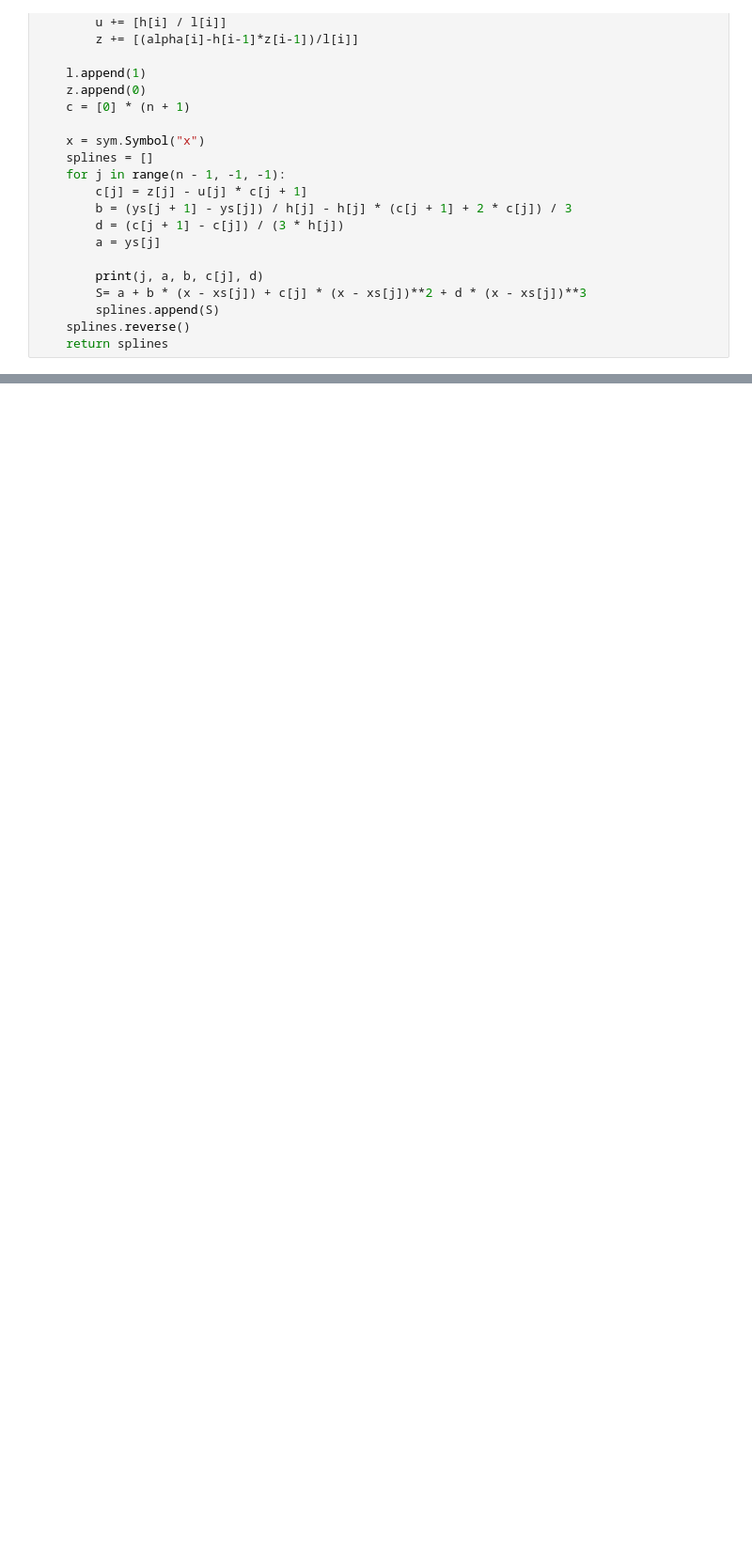
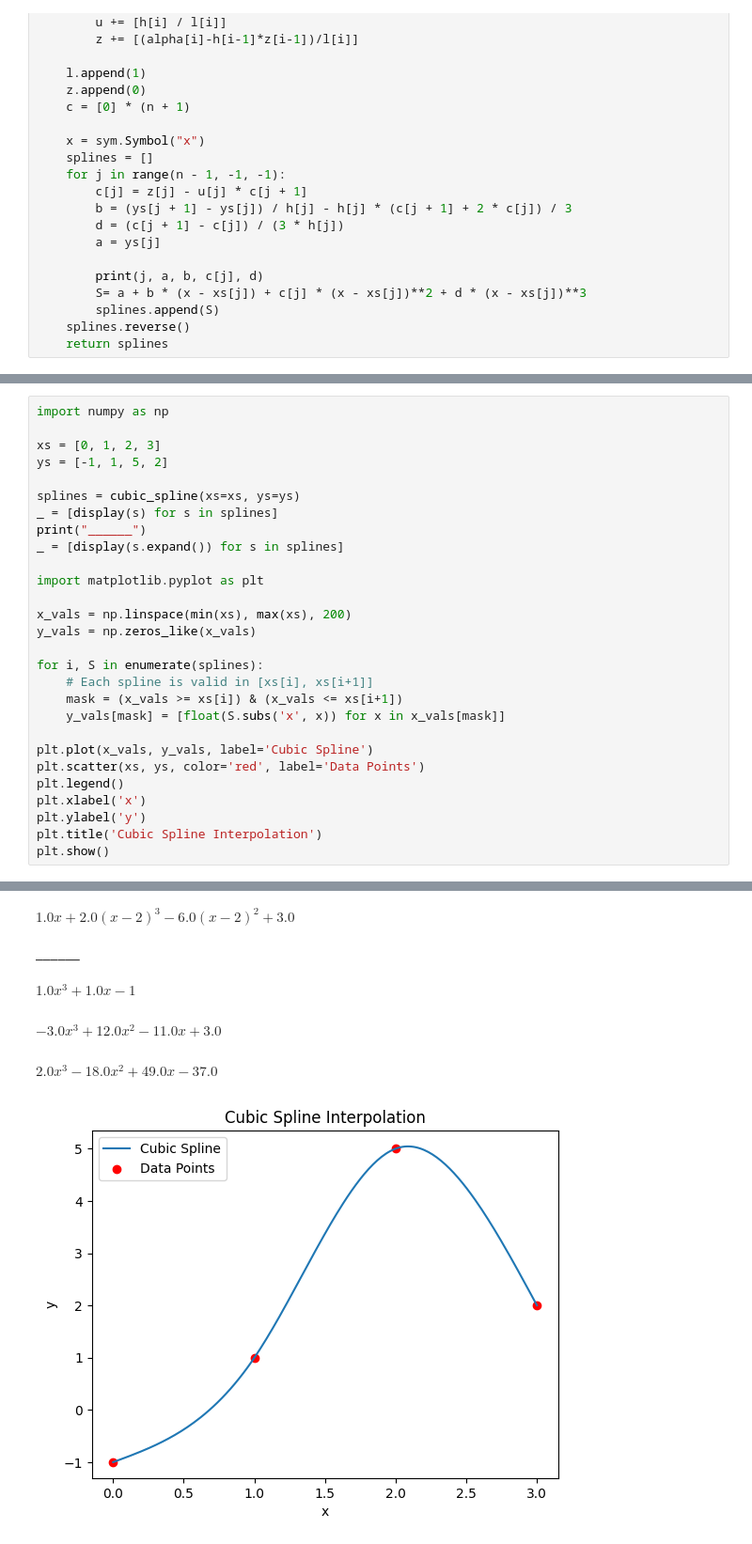
Before and after one commit to Josefu-zero/Taller04-MN, a Jupyter notebook: splines_complete.ipynb, the cells around one changed output, grey strips where cells are left out. Shown: that part at 94% size. Drawn from its saved outputs; the diff is of its cells as text; blank space fills up the shorter version.

```diff
--- a/splines_complete.ipynb
+++ b/splines_complete.ipynb
@@ -75,0 +134,29 @@ $\displaystyle - 1.5 x^{3} + 9.0 x^{2} - 9.5 x - 2.0$
+# %%
+import numpy as np
+
+xs = [0, 1, 2, 3]
+ys = [-1, 1, 5, 2]
+
+splines = cubic_spline(xs=xs, ys=ys)
+_ = [display(s) for s in splines]
+print("______")
+_ = [display(s.expand()) for s in splines]
+
+import matplotlib.pyplot as plt
+
+x_vals = np.linspace(min(xs), max(xs), 200)
+y_vals = np.zeros_like(x_vals)
+
+for i, S in enumerate(splines):
+    # Each spline is valid in [xs[i], xs[i+1]]
+    mask = (x_vals >= xs[i]) & (x_vals <= xs[i+1])
+    y_vals[mask] = [float(S.subs('x', x)) for x in x_vals[mask]]
+
+plt.plot(x_vals, y_vals, label='Cubic Spline')
+plt.scatter(xs, ys, color='red', label='Data Points')
+plt.legend()
+plt.xlabel('x')
+plt.ylabel('y')
+plt.title('Cubic Spline Interpolation')
+plt.show()
+# %% [output]
@@ -75,0 +168,6 @@ $\displaystyle - 1.5 x^{3} + 9.0 x^{2} - 9.5 x - 2.0$
+$\displaystyle 1.0 x + 2.0 \left(x - 2\right)^{3} - 6.0 \left(x - 2\right)^{2} + 3.0$
+______
+$\displaystyle 1.0 x^{3} + 1.0 x - 1$
+$\displaystyle - 3.0 x^{3} + 12.0 x^{2} - 11.0 x + 3.0$
+$\displaystyle 2.0 x^{3} - 18.0 x^{2} + 49.0 x - 37.0$
+[figure, added]
```
Also changed, not shown: parts of 7 cells of this notebook, 1 other file.
